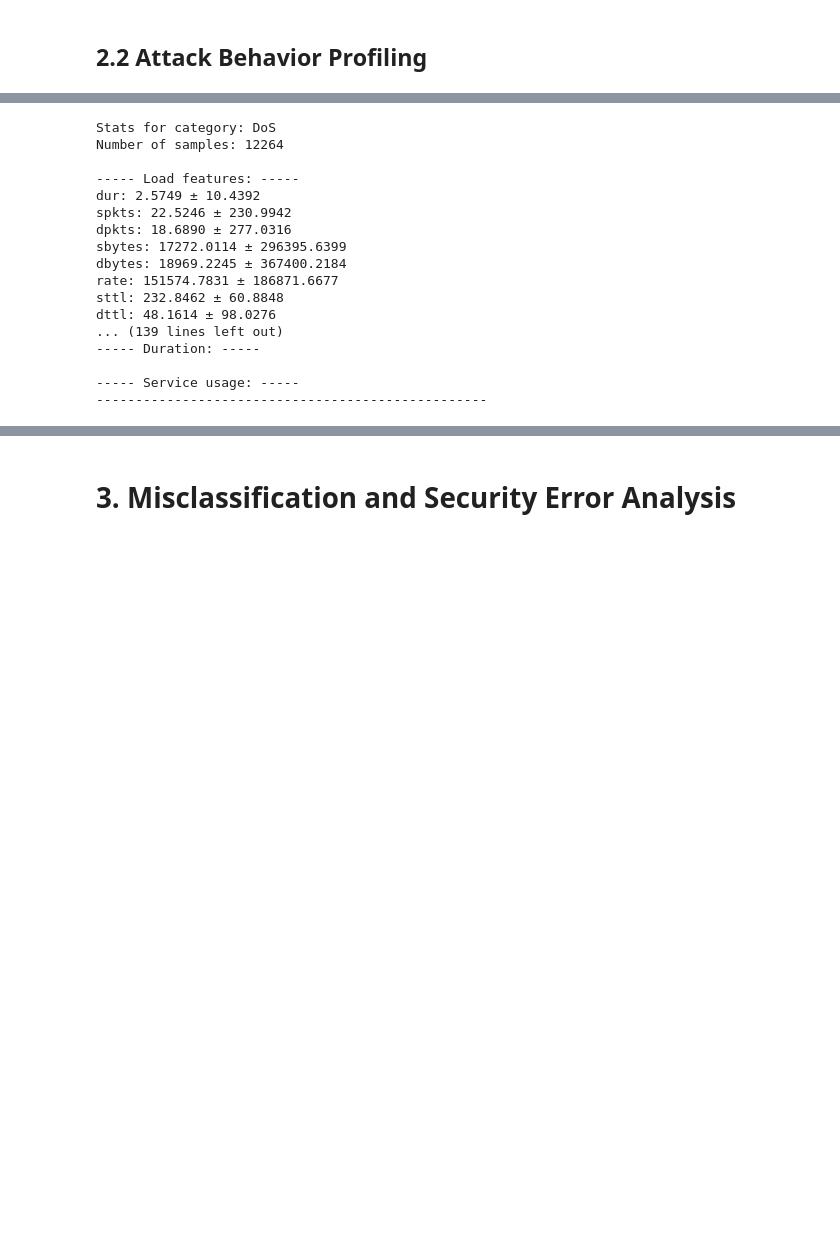
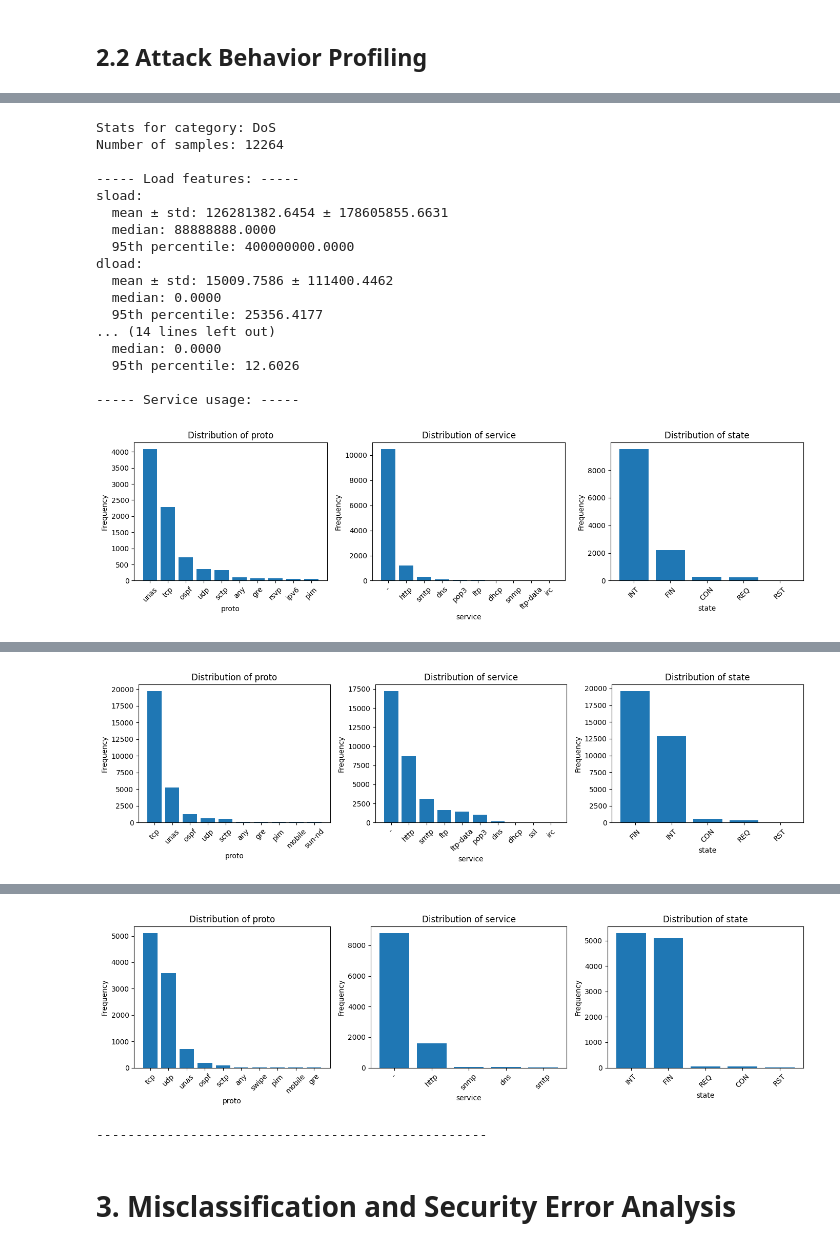
Before and after one commit to ianiskelf/INF6422E-Lab4, a Jupyter notebook: Lab4.ipynb, the cells around one changed output, grey strips where cells are left out. Saved outputs shown, nothing was run; the diff lists cells and outputs as text; code cells hidden in the pictures; blank space fills up the shorter version.

Commit message:
part2 stats

```diff
--- a/Lab4.ipynb
+++ b/Lab4.ipynb
@@ -639,54 +587,84 @@ plt.show()
 # o Temporal Context (dur, Stime, Ltime)
 # o Connection Patterns (ct_* features)
 
+load_features = ["sload", "dload"]
+packet_features = ["spkts", "dpkts"]
+duration_features = ["dur", "stime", "ltime"]
+service_usage_features = ["proto", "service", "state"]
+
+# Helping function to print statistics for a given set of features and a dataset
+def print_stats(features, dataset, title):
+    print(f"\n----- {title}: -----")
+    for col in features:
+        if col in dataset.columns:
+            print(f"{col}:")
+            print(f"  mean ± std: {dataset[col].mean():.4f} ± {dataset[col].std():.4f}")
+            print(f"  median: {dataset[col].median():.4f}")
+            print(f"  95th percentile: {dataset[col].quantile(0.95):.4f}")
+
 def stats_for_category(category_name):
 
+    # We took the training set, as it is the one we train on
     restricted_set = training_set.copy()
     restricted_set = restricted_set[restricted_set['attack_cat'] == category_name]
 
     print (f"Stats for category: {category_name}")
     print(f"Number of samples: {restricted_set.shape[0]}")
 
     # Load features
-    print("\n----- Load features: -----")
-    for col in restricted_set.columns:
-        if col not in ['attack_cat'] and restricted_set[col].dtype in ['int64', 'float64']:
-            print(f"{col}: {restricted_set[col].mean():.4f} ± {restricted_set[col].std():.4f}")
+    print_stats(load_features, restricted_set, "Load features")
 
     # Packet features
-    print("\n----- Packet features: -----")
+    print_stats(packet_features, restricted_set, "Packet features")
 
     # Duration
-    print("\n----- Duration: -----")
+    print_stats(duration_features, restricted_set, "Duration")
 
     # Service usage
     print("\n----- Service usage: -----")
+    plt.figure(figsize=(14, 4))
+
+    for i, col in enumerate(service_usage_features):
+        if col in restricted_set.columns:
+            plt.subplot(1, 3, i + 1)
+
+            counts = restricted_set[col].value_counts().head(10)  # Get top 10 most common values
+
+            plt.bar(counts.index, counts.values)
+            plt.xlabel(col)
+            plt.ylabel('Frequency')
+            plt.title(f'Distribution of {col}')
+            plt.xticks(rotation=45)
+
+    plt.tight_layout()
+    plt.show()
 
     print("-" * 50 + "\n")
 
 
 # Test
 
 stats_for_category("DoS")
 
 stats_for_category("Exploits")
 
 stats_for_category("Reconnaissance")
 # %% [output]
 Stats for category: DoS
 Number of samples: 12264
 
 ----- Load features: -----
-dur: 2.5749 ± 10.4392
-spkts: 22.5246 ± 230.9942
-dpkts: 18.6890 ± 277.0316
-sbytes: 17272.0114 ± 296395.6399
-dbytes: 18969.2245 ± 367400.2184
-rate: 151574.7831 ± 186871.6677
-sttl: 232.8462 ± 60.8848
-dttl: 48.1614 ± 98.0276
-... (139 lines left out)
------ Duration: -----
+sload:
+  mean ± std: 126281382.6454 ± 178605855.6631
+  median: 88888888.0000
+  95th percentile: 400000000.0000
+dload:
+  mean ± std: 15009.7586 ± 111400.4462
+  median: 0.0000
+  95th percentile: 25356.4177
+... (14 lines left out)
+  median: 0.0000
+  95th percentile: 12.6026
 
 ----- Service usage: -----
---------------------------------------------------
+[figure, added]
@@ -692,0 +688 @@ dttl: 48.1614 ± 98.0276
+[figure, added]
@@ -693,2 +706,4 @@ dttl: 48.1614 ± 98.0276
+[figure, added]
+--------------------------------------------------
 # %% [markdown]
 # 3. Misclassification and Security Error Analysis
```
Also changed, not shown: parts of 11 cells of this notebook.
